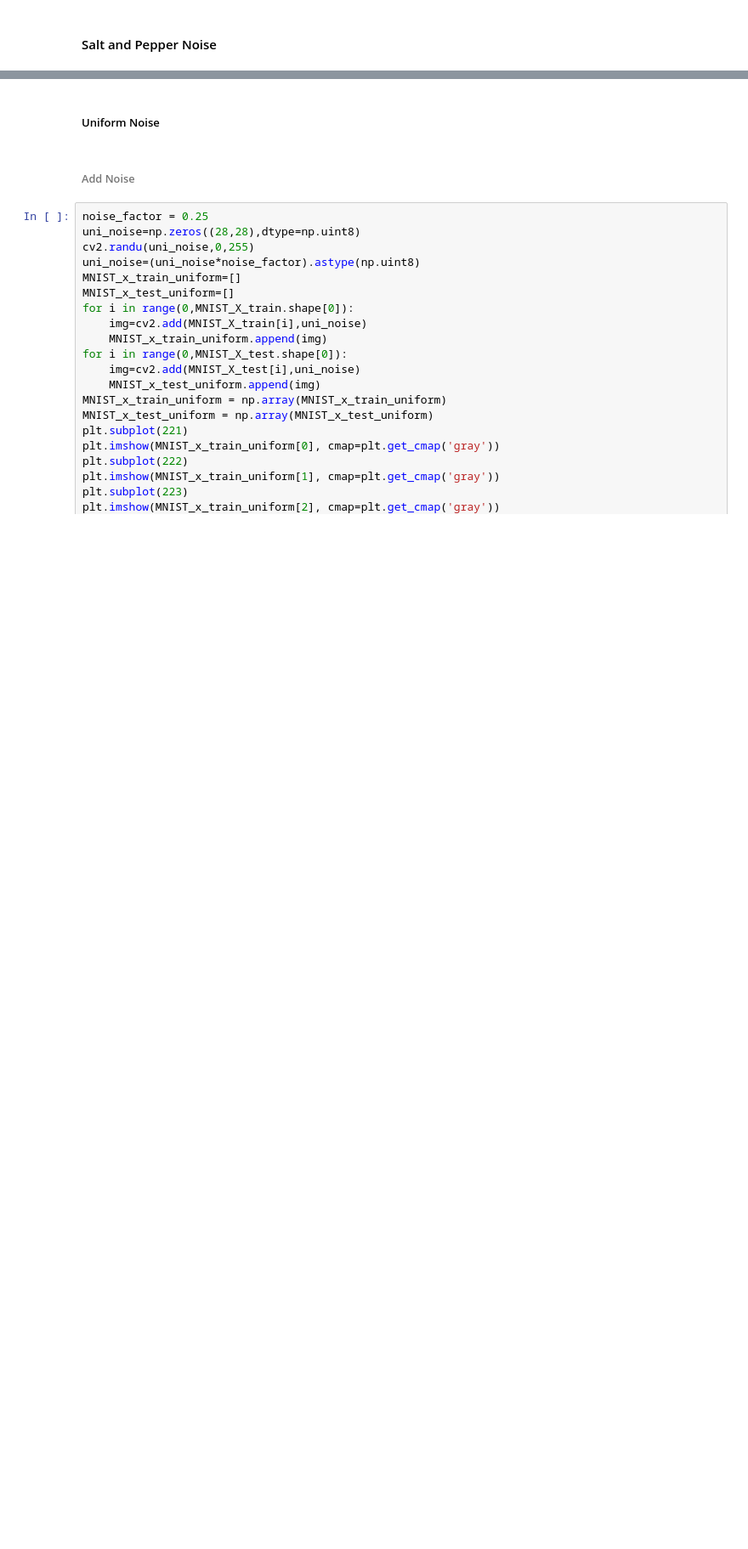
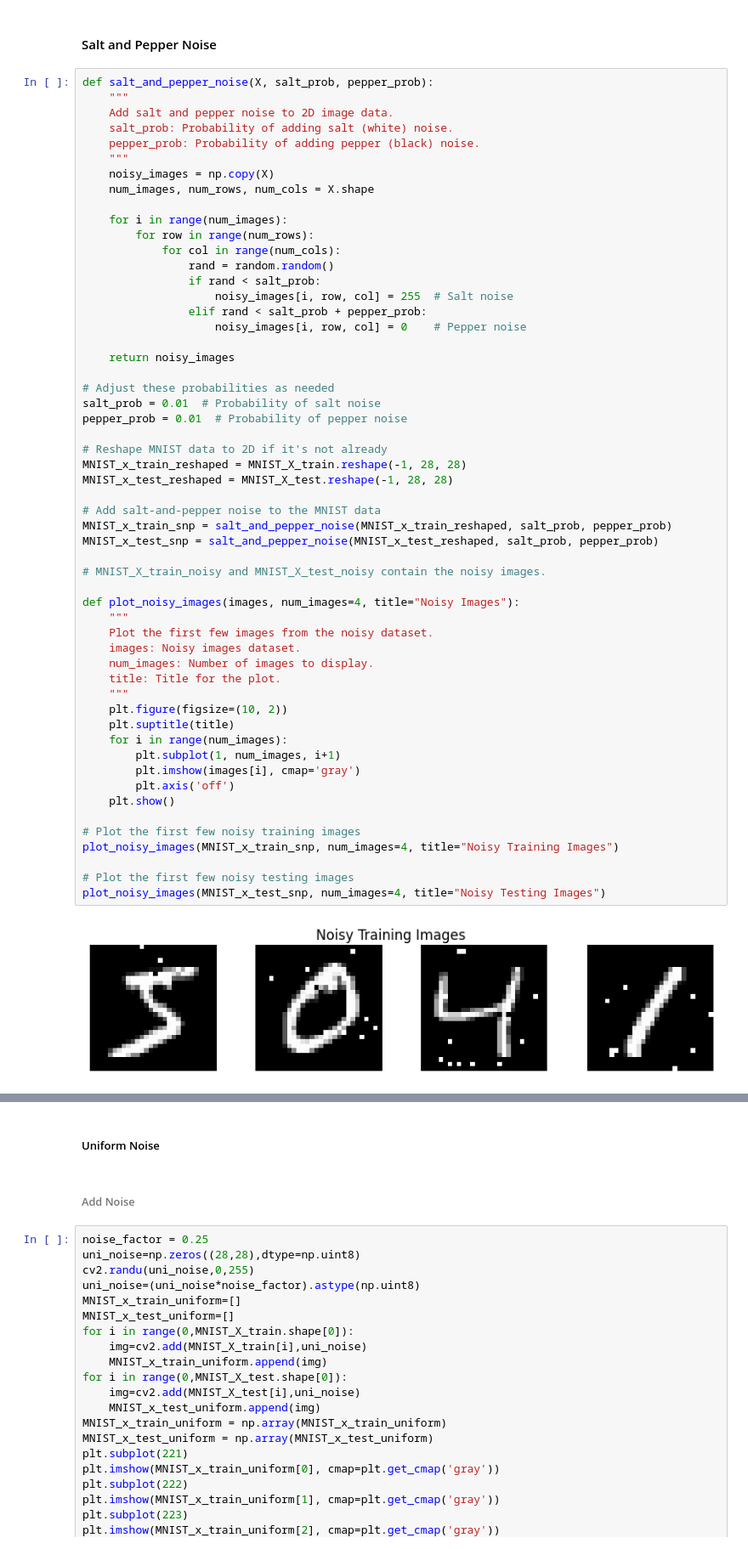
Before and after one commit to adi-ghosh/DAENoiseProfile, a Jupyter notebook: Noise Profile.ipynb, the cells around one changed output, grey strips where cells are left out. Shown: that part at 85% size. Cells and saved outputs as stored; diff of their text form; blank space fills up the shorter version.

```diff
--- a/Noise Profile.ipynb
+++ b/Noise Profile.ipynb
@@ -78,3 +83,60 @@ print(MNIST_x_test_guassian.shape)
 (10000, 784)
 # %% [markdown]
 #### Salt and Pepper Noise
+# %%
+def salt_and_pepper_noise(X, salt_prob, pepper_prob):
+    """
+    Add salt and pepper noise to 2D image data.
+    salt_prob: Probability of adding salt (white) noise.
+    pepper_prob: Probability of adding pepper (black) noise.
+    """
+    noisy_images = np.copy(X)
+    num_images, num_rows, num_cols = X.shape
+
+    for i in range(num_images):
+        for row in range(num_rows):
+            for col in range(num_cols):
+                rand = random.random()
+                if rand < salt_prob:
+                    noisy_images[i, row, col] = 255  # Salt noise
+                elif rand < salt_prob + pepper_prob:
+                    noisy_images[i, row, col] = 0    # Pepper noise
+
+    return noisy_images
+
+# Adjust these probabilities as needed
+salt_prob = 0.01  # Probability of salt noise
+pepper_prob = 0.01  # Probability of pepper noise
+
+# Reshape MNIST data to 2D if it's not already
+MNIST_x_train_reshaped = MNIST_X_train.reshape(-1, 28, 28)
+MNIST_x_test_reshaped = MNIST_X_test.reshape(-1, 28, 28)
+
+# Add salt-and-pepper noise to the MNIST data
+MNIST_x_train_snp = salt_and_pepper_noise(MNIST_x_train_reshaped, salt_prob, pepper_prob)
+MNIST_x_test_snp = salt_and_pepper_noise(MNIST_x_test_reshaped, salt_prob, pepper_prob)
+
+# MNIST_X_train_noisy and MNIST_X_test_noisy contain the noisy images.
+
+def plot_noisy_images(images, num_images=4, title="Noisy Images"):
+    """
+    Plot the first few images from the noisy dataset.
+    images: Noisy images dataset.
+    num_images: Number of images to display.
+    title: Title for the plot.
+    """
+    plt.figure(figsize=(10, 2))
+    plt.suptitle(title)
+    for i in range(num_images):
+        plt.subplot(1, num_images, i+1)
+        plt.imshow(images[i], cmap='gray')
+        plt.axis('off')
+    plt.show()
+
+# Plot the first few noisy training images
+plot_noisy_images(MNIST_x_train_snp, num_images=4, title="Noisy Training Images")
+
+# Plot the first few noisy testing images
+plot_noisy_images(MNIST_x_test_snp, num_images=4, title="Noisy Testing Images")
+# %% [output]
+[figure, added]
```
Also changed, not shown: parts of 6 cells of this notebook.
